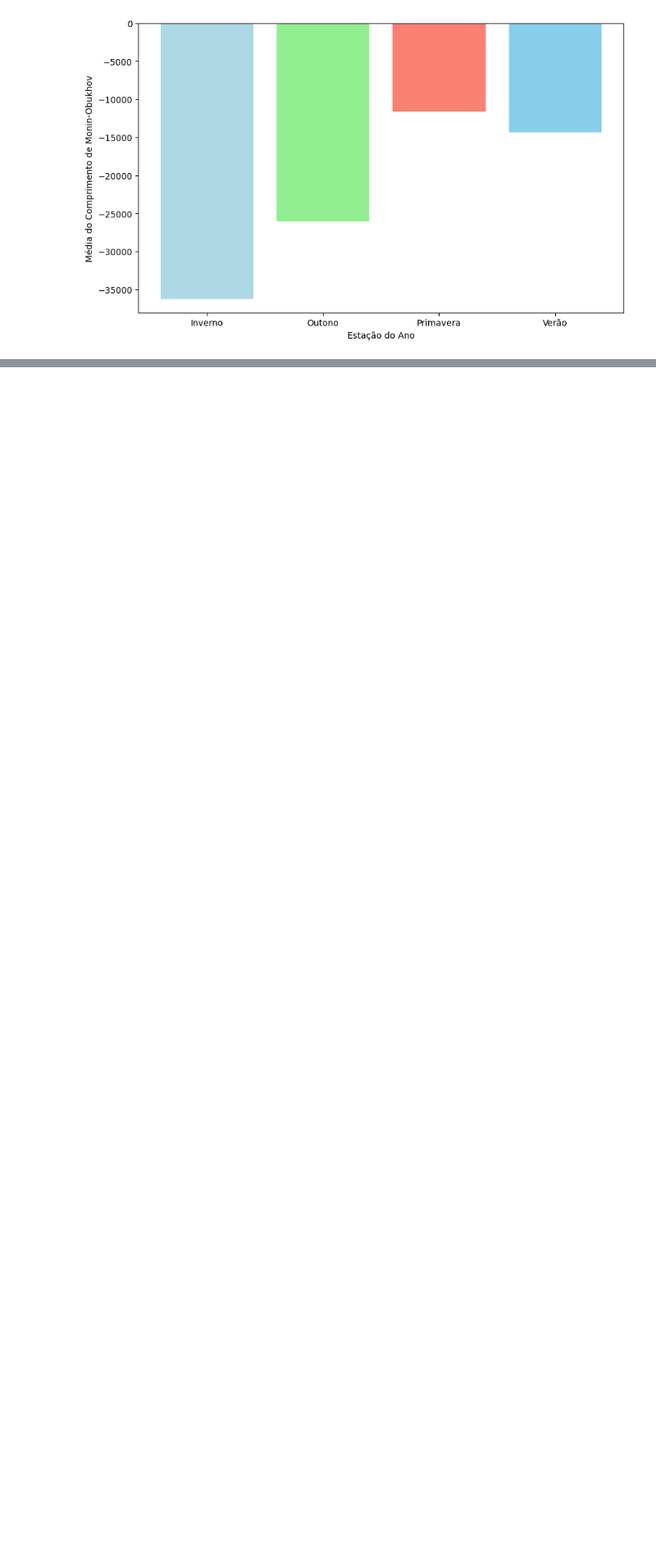
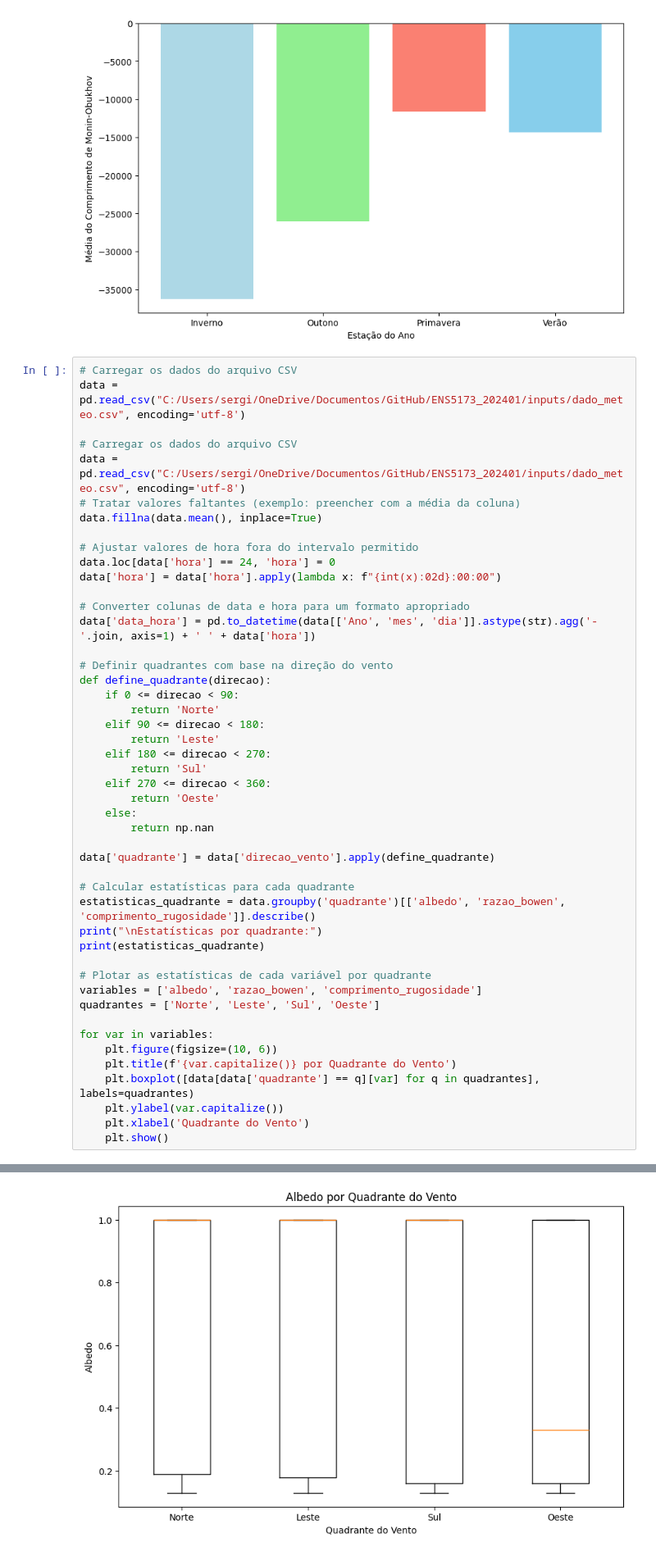
Before and after one commit to maiarasimone/ENS5173_202401, a Jupyter notebook: Atividade02.ipynb, the cells around one changed output, grey strips where cells are left out. Shown at 82% size. Drawn from its saved outputs; the diff is of its cells as text; blank space fills up the shorter version.

```diff
--- a/Atividade02.ipynb
+++ b/Atividade02.ipynb
@@ -692,3 +615,51 @@ plt.ylabel('Média do Comprimento de Monin-Obukhov')
 plt.show()
 # %% [output]
 [figure]
+# %%
+# Carregar os dados do arquivo CSV
+data = pd.read_csv("C:/Users/sergi/OneDrive/Documentos/GitHub/ENS5173_202401/inputs/dado_meteo.csv", encoding='utf-8')
+
+# Carregar os dados do arquivo CSV
+data = pd.read_csv("C:/Users/sergi/OneDrive/Documentos/GitHub/ENS5173_202401/inputs/dado_meteo.csv", encoding='utf-8')
+# Tratar valores faltantes (exemplo: preencher com a média da coluna)
+data.fillna(data.mean(), inplace=True)
+
+# Ajustar valores de hora fora do intervalo permitido
+data.loc[data['hora'] == 24, 'hora'] = 0
+data['hora'] = data['hora'].apply(lambda x: f"{int(x):02d}:00:00")
+
+# Converter colunas de data e hora para um formato apropriado
+data['data_hora'] = pd.to_datetime(data[['Ano', 'mes', 'dia']].astype(str).agg('-'.join, axis=1) + ' ' + data['hora'])
+
+# Definir quadrantes com base na direção do vento
+def define_quadrante(direcao):
+    if 0 <= direcao < 90:
+        return 'Norte'
+    elif 90 <= direcao < 180:
+        return 'Leste'
+    elif 180 <= direcao < 270:
+        return 'Sul'
+    elif 270 <= direcao < 360:
+        return 'Oeste'
+    else:
+        return np.nan
+
+data['quadrante'] = data['direcao_vento'].apply(define_quadrante)
+
+# Calcular estatísticas para cada quadrante
+estatisticas_quadrante = data.groupby('quadrante')[['albedo', 'razao_bowen', 'comprimento_rugosidade']].describe()
+print("\nEstatísticas por quadrante:")
+print(estatisticas_quadrante)
+
+# Plotar as estatísticas de cada variável por quadrante
+variables = ['albedo', 'razao_bowen', 'comprimento_rugosidade']
+quadrantes = ['Norte', 'Leste', 'Sul', 'Oeste']
+
+for var in variables:
+    plt.figure(figsize=(10, 6))
+    plt.title(f'{var.capitalize()} por Quadrante do Vento')
+    plt.boxplot([data[data['quadrante'] == q][var] for q in quadrantes], labels=quadrantes)
+    plt.ylabel(var.capitalize())
+    plt.xlabel('Quadrante do Vento')
+    plt.show()
+# %% [output]
@@ -694,0 +683 @@ plt.show()
+[figure, added]
```
Also changed, not shown: parts of 11 cells of this notebook.
